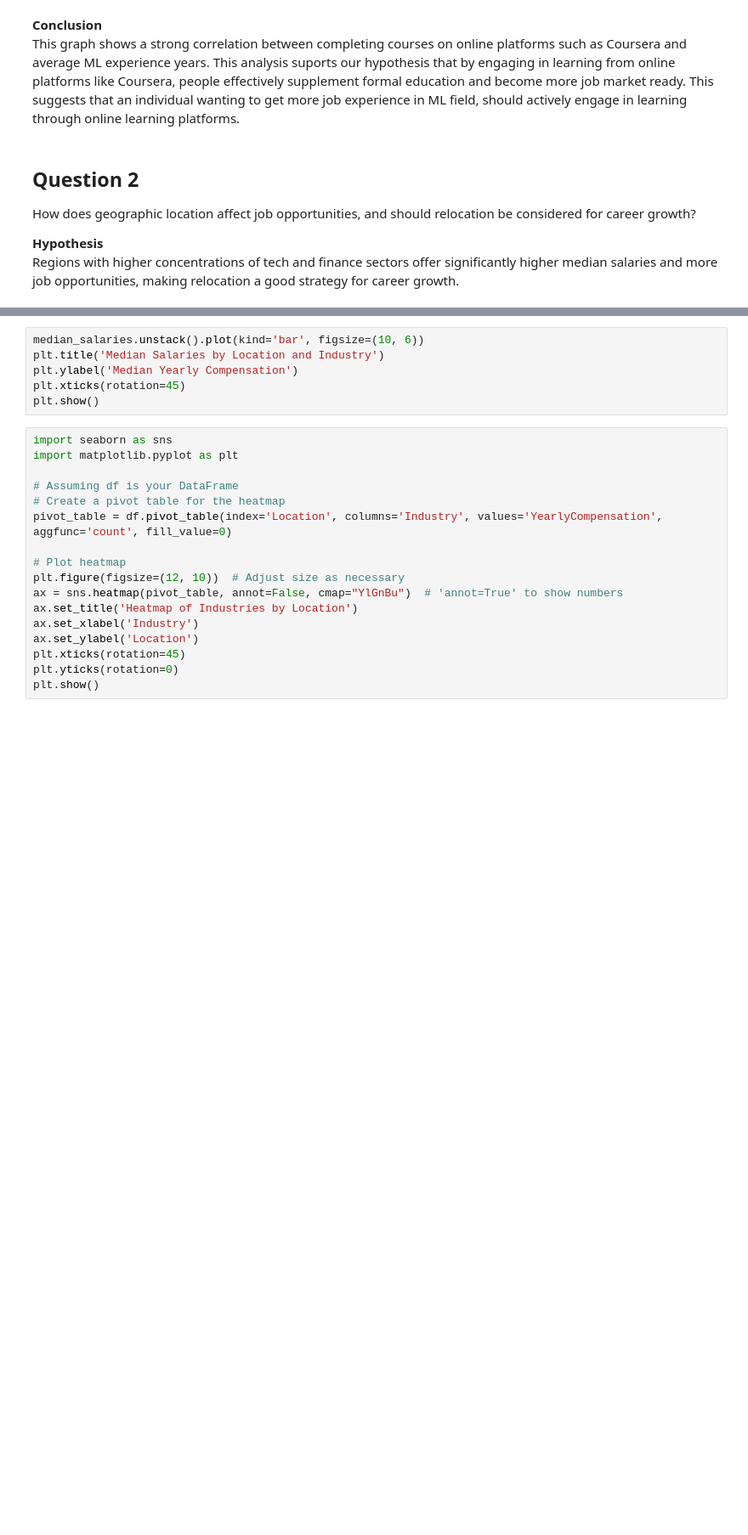
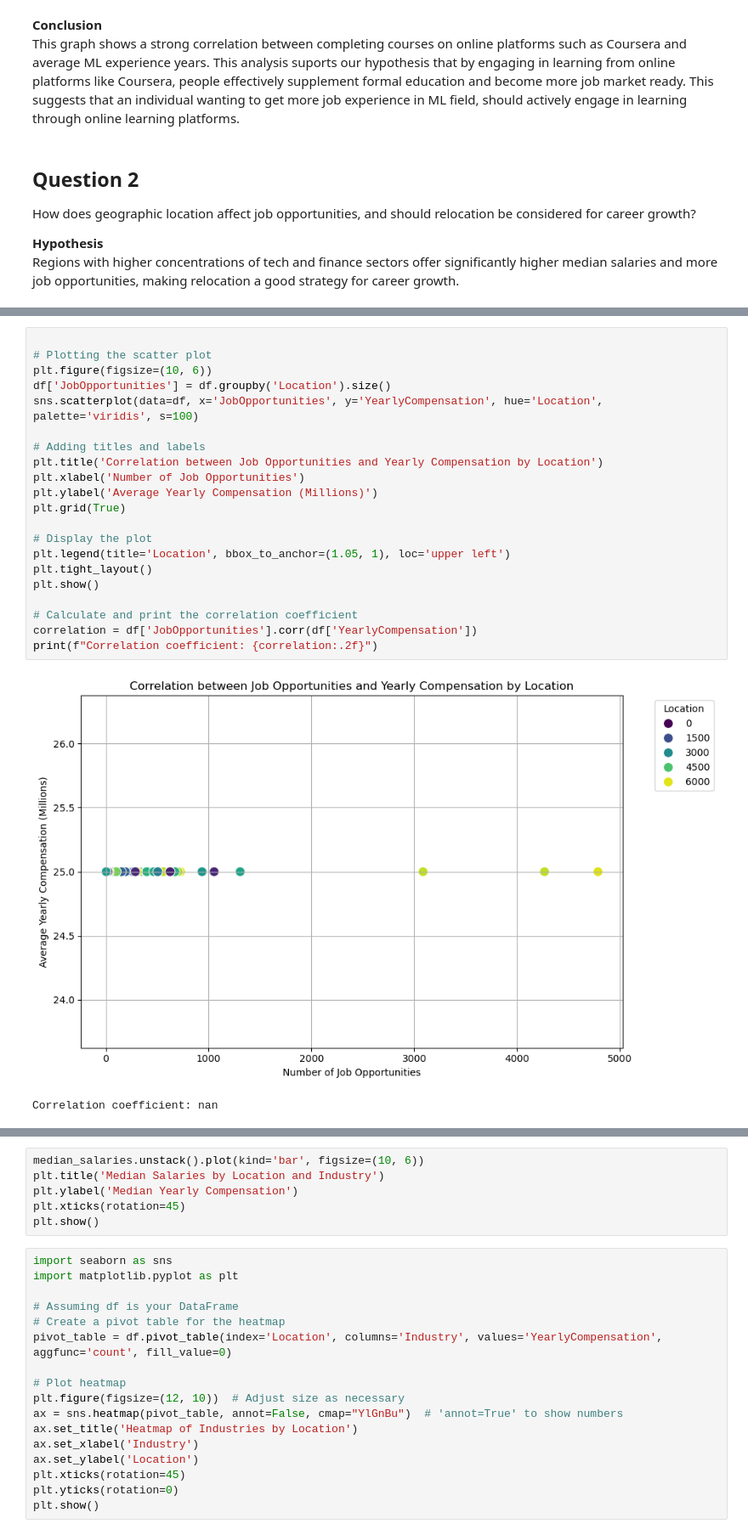
Before and after one commit to rahul0776/Job-Market-Trends, a Jupyter notebook: DIC_Abhinav_notebook.ipynb, the cells around one changed output, grey strips where cells are left out. Shown at 85% size. Drawn from its saved outputs; the diff is of its cells as text; blank space fills up the shorter version.

```diff
--- a/DIC_Abhinav_notebook.ipynb
+++ b/DIC_Abhinav_notebook.ipynb
@@ -329,0 +351,24 @@ plt.show()
+# %%
+
+# Plotting the scatter plot
+plt.figure(figsize=(10, 6))
+df['JobOpportunities'] = df.groupby('Location').size()
+sns.scatterplot(data=df, x='JobOpportunities', y='YearlyCompensation', hue='Location', palette='viridis', s=100)
+
+# Adding titles and labels
+plt.title('Correlation between Job Opportunities and Yearly Compensation by Location')
+plt.xlabel('Number of Job Opportunities')
+plt.ylabel('Average Yearly Compensation (Millions)')
+plt.grid(True)
+
+# Display the plot
+plt.legend(title='Location', bbox_to_anchor=(1.05, 1), loc='upper left')
+plt.tight_layout()
+plt.show()
+
+# Calculate and print the correlation coefficient
+correlation = df['JobOpportunities'].corr(df['YearlyCompensation'])
+print(f"Correlation coefficient: {correlation:.2f}")
+# %% [output]
+[figure, added]
+Correlation coefficient: nan
```
Also changed, not shown: parts of 12 cells of this notebook.
